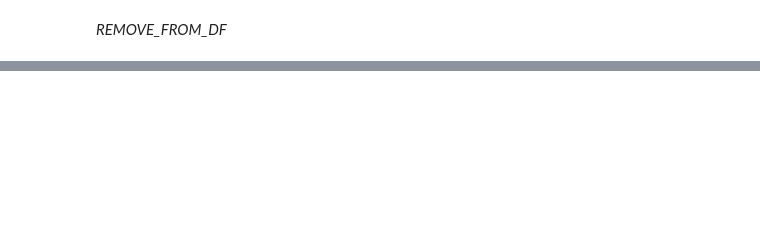
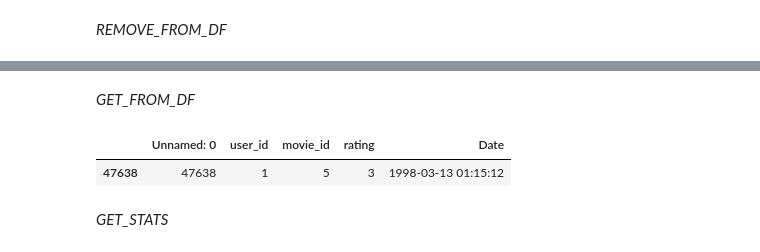
Before and after one commit to Matiudesa/tp-deep-learning, a Jupyter notebook: controllers/Desmontracion.ipynb, the cells around one changed output, grey strips where cells are left out. Cells and saved outputs as stored; diff of their text form; code cells hidden in the pictures; blank space fills up the shorter version.

```diff
--- a/controllers/Desmontracion.ipynb
+++ b/controllers/Desmontracion.ipynb
@@ -412,0 +397,4 @@ No se ha encontrado el registro en el DataFrame
+# %%
+df_scores = Scores.create_df_from_csv(SCORES_CSV_ROUTE)
+
+print(df_scores.head())
@@ -412,0 +408,9 @@ No se ha encontrado el registro en el DataFrame
+# %% [markdown]
+*GET_FROM_DF*
+# %%
+Scores.get_from_df(df_scores, usuario_id=1, pelicula_id=5)
+# %% [output]
+|  | Unnamed: 0 | user_id | movie_id | rating | Date |
+| 47638 | 47638 | 1 | 5 | 3 | 1998-03-13 01:15:12 |
+# %% [markdown]
+*GET_STATS*
```
Also changed, not shown: parts of 18 cells of this notebook, 3 other files.
